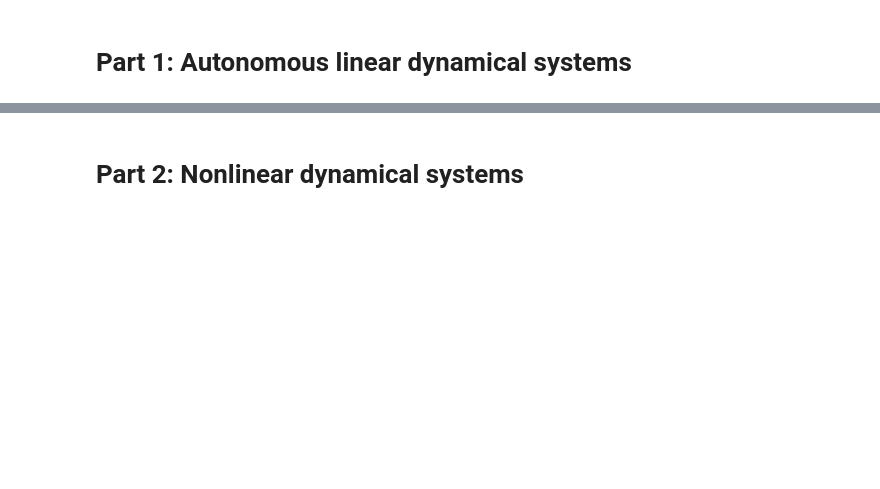
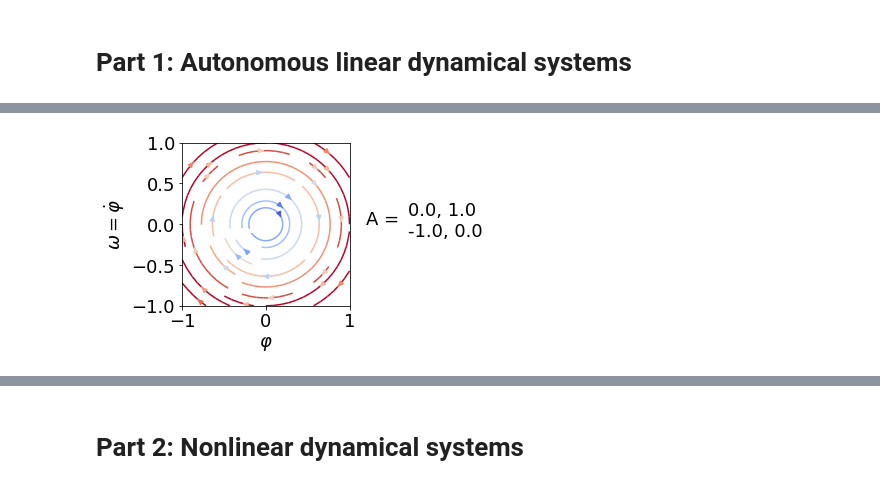
Before and after one commit to NinelK/IMBIZO2022_DS_tutorial_solutions, a Jupyter notebook: DS_tutorial.ipynb, the cells around one changed output, grey strips where cells are left out. Drawn from its saved outputs; the diff is of its cells as text; code cells hidden in the pictures; blank space fills up the shorter version.

```diff
--- a/DS_tutorial.ipynb
+++ b/DS_tutorial.ipynb
@@ -28,0 +249,27 @@ Let us start
+# %%
+# Plotting phase portraits
+def plot_phase_portrait(A,n = 10, xlabel=r'$x_1$', ylabel=r'$x_2$', Alabel='A'):
+  '''
+    A: matrix 2x2
+    n: number of points in the n x n grid
+  '''
+  plt.figure(figsize=(3,3))
+  x1 = np.linspace(-1, 1, n) # a 1D grid
+  x = np.array(np.meshgrid(x1, x1)).reshape((2,-1)) # a 2D flattened grid
+  # calculate the time-derivative of the state x in the line below
+  # the output shape should be [2 x n^2]
+  x_dot = A @ x # 2remove
+  x_dot = x_dot.reshape((2,n,n))
+  plt.streamplot(x1,x1,*x_dot,color=np.linalg.norm(x_dot,axis=0),cmap='coolwarm',density=0.5)
+  plt.xlabel(xlabel)
+  plt.ylabel(ylabel);
+  plt.text(1.2,0,f'{Alabel} = ')
+  plt.text(1.7,-.15,f'{A[0,0]:.1f}, {A[0,1]:.1f} \n{A[1,0]:.1f}, {A[1,1]:.1f}')
+  plt.xlim([-1,1])
+  plt.ylim([-1,1])
+  plt.clim(vmin=0,vmax=1)
+
+A = np.array([[0, 1], [-1, 0]]) # pendulum dynamics
+plot_phase_portrait(A, xlabel=r'$\varphi$', ylabel=r'$\omega = \dot\varphi$')
+# %% [output]
+[figure, added]
```
Also changed, not shown: parts of 64 cells of this notebook.
